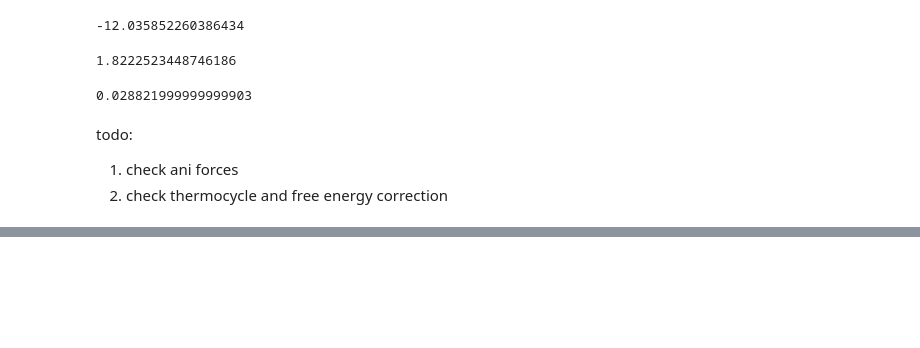
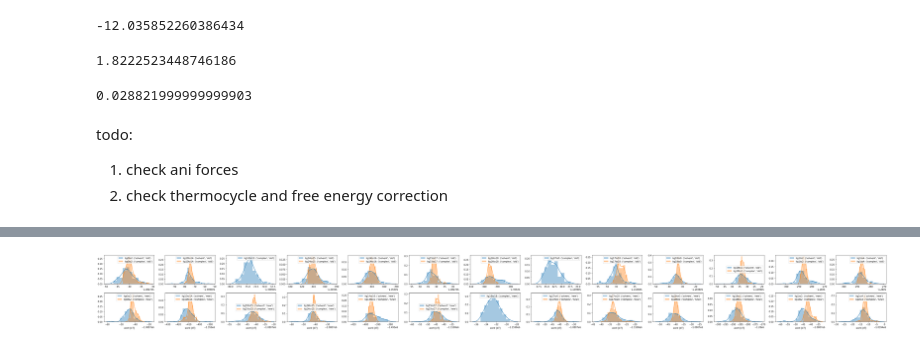
Before and after one commit to choderalab/nn-endstates, a Jupyter notebook: round_1_data/thermocycle.ipynb, the cells around one changed output, grey strips where cells are left out. Cells and saved outputs as stored; diff of their text form; code cells hidden in the pictures; blank space fills up the shorter version.

Commit message:
thermocycle analysis for half of jnk ligands

```diff
--- a/round_1_data/thermocycle.ipynb
+++ b/round_1_data/thermocycle.ipynb
@@ -372,3 +372,23 @@ experimental_dgs[(0,2)]
 todo:
 1. check ani forces
 2. check thermocycle and free energy correction
+# %%
+half_data_path = 'home/rufad/'
+transforms = os.listdir(half_data_path)
+#/mnt/c/Users/domin/github/nn-endstates/round_1_data/home/rufad/lig0to2/wrapper/solvent_1000_steps
+
+grand_works_dict = {}
+for transform in transforms:
+    print(transform)
+    _interim_dict = {}
+    for phase in ['solvent', 'complex']:
+        for side in ['new', 'old']:
+            for steps in [1000]:
+                try:
+                    _path = os.path.join(os.getcwd(), f"home/rufad/{transform}/wrapper/{phase}_{steps}_steps/{side}.works.npy")
+                    #print(_path)
+                    detail = np.load(_path, allow_pickle=True)
+                    _interim_dict[f'{phase}.{steps}.{side}'] = detail.item()
+                except Exception as e:
+                    print(e)
+    grand_works_dict[transform] = _interim_dict
@@ -374,0 +412,70 @@ todo:
+# %%
+fig = plt.figure(figsize=(50, 5))
+cols = len(grand_works_dict.keys())
+axes = fig.subplots(nrows=2, ncols=cols)
+master_work_arrays = {}
+for _idx, key in enumerate(grand_works_dict.keys()):
+    _dict = grand_works_dict[key]
+    xlims_low = []; xlims_high = []
+    data_reserves = {}
+    for __idx, coll in enumerate([('solvent', 'old'), ('solvent', 'new'), ('complex', 'old'), ('complex', 'new')]):
+        try:
+            if __idx==0:
+                label = f"{key}: {coll[0]}, {coll[1]}"
+            else:
+                label = f"{coll[0]}, {coll[1]}"
+
+            _data = np.array([val[-1] for val in _dict[f'{coll[0]}.1000.{coll[1]}'].values()])
+            data_reserves[coll] = _data
+        except Exception as e:
+            print(e)
+
+    tup = key.split('to')
+    mod_tup = (int(tup[0][3:]), int(tup[1]))
+    master_work_arrays[mod_tup] = data_reserves
+
+    "now we plot the data"
+
+    #row 0: old
+    _axis = axes[0, _idx]
+    try:
+        sns.distplot(data_reserves[('solvent', 'old')], label = f"{key}: {('solvent', 'old')}", ax = _axis)
+    except:
+        pass
+
+    try:
+        sns.distplot(data_reserves[('complex', 'old')], label = f"{key}: {('complex', 'old')}", ax = _axis)
+    except:
+        pass
+
+    _axis.legend()
+
+    #row 1: new
+    _axis = axes[1, _idx]
+    try:
+        sns.distplot(data_reserves[('solvent', 'new')], label = f"{key}: {('solvent', 'new')}", ax = _axis)
+    except:
+        pass
+
+    try:
+        sns.distplot(data_reserves[('complex', 'new')], label = f"{key}: {('complex', 'new')}", ax = _axis)
+    except:
+        pass
+
+    _axis.set_xlabel(f"$work$ $[kT]$")
+
+    _axis.legend()
+
+
+#     print(f"{_idx}")
+
+#     _min = min(xlims_low)
+#     _max = max(xlims_high)
+#     print(_min, _max)
+#     for _row in range(4):
+#         axes[_row, _idx].set_xlim(_min - 2, _max + 2)
+
+
+plt.tight_layout()
+#    grand_works_dict['lig0to2']['solvent.1000.new']
+# %% [output]
@@ -374,0 +485 @@ todo:
+[figure, added]
```
Also changed, not shown: parts of 11 cells of this notebook.
